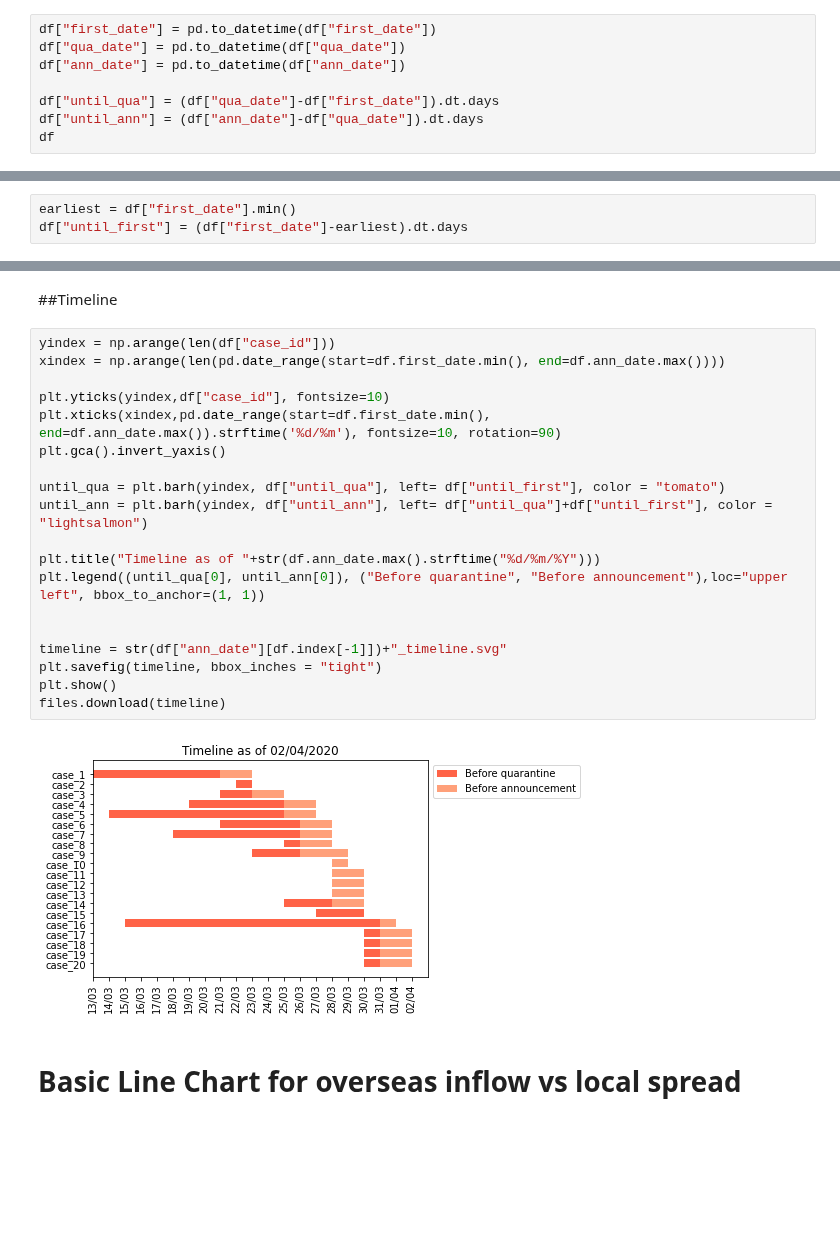
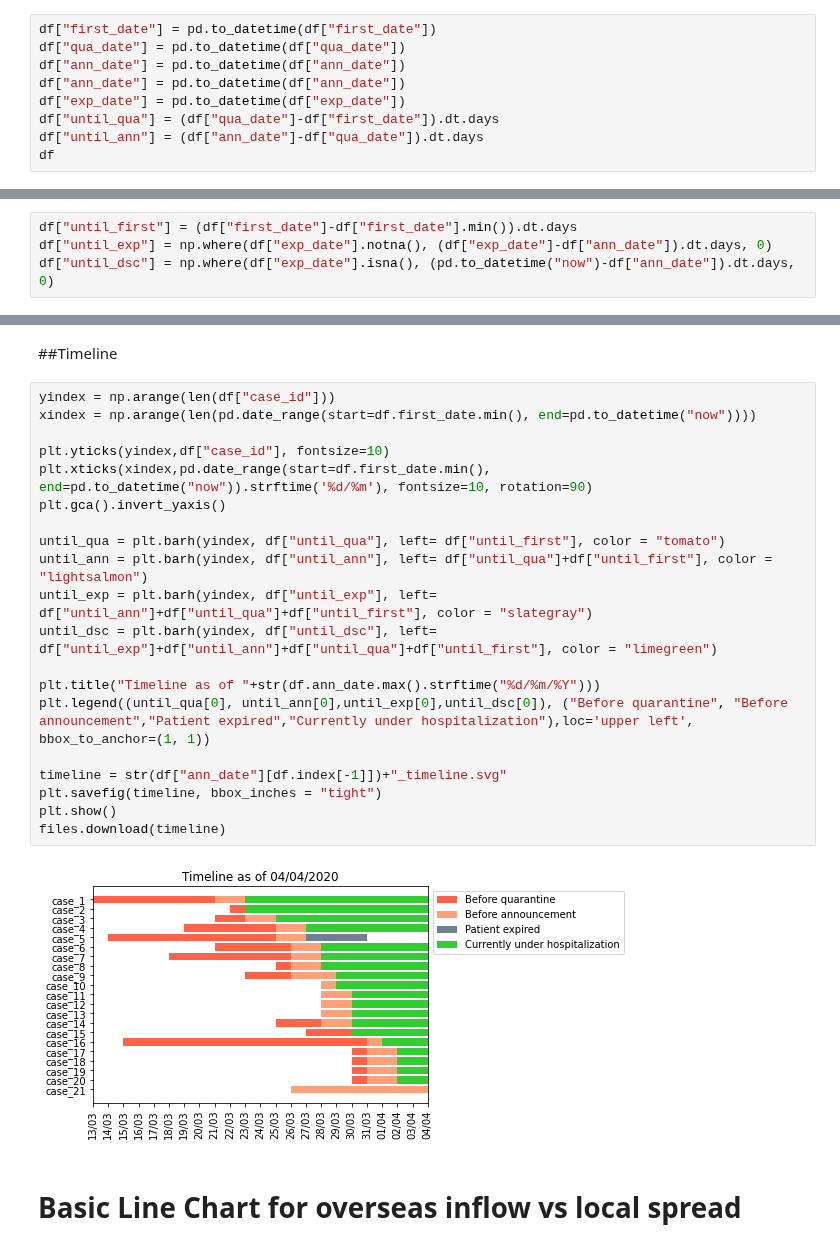
Before and after one commit to finerbrighterlighter/myanmar_covid19, a Jupyter notebook: exponential_growth.ipynb, the cells around one changed output, grey strips where cells are left out. Cells and saved outputs as stored; diff of their text form; blank space fills up the shorter version.

```diff
--- a/exponential_growth.ipynb
+++ b/exponential_growth.ipynb
@@ -45,7 +45,8 @@ df
 df["first_date"] = pd.to_datetime(df["first_date"])
 df["qua_date"] = pd.to_datetime(df["qua_date"])
 df["ann_date"] = pd.to_datetime(df["ann_date"])
-
+df["ann_date"] = pd.to_datetime(df["ann_date"])
+df["exp_date"] = pd.to_datetime(df["exp_date"])
 df["until_qua"] = (df["qua_date"]-df["first_date"]).dt.days
 df["until_ann"] = (df["ann_date"]-df["qua_date"]).dt.days
 df
@@ -70,6 +71,7 @@ df
-# %%
-earliest = df["first_date"].min()
-df["until_first"] = (df["first_date"]-earliest).dt.days
+# %%
+df["until_first"] = (df["first_date"]-df["first_date"].min()).dt.days
+df["until_exp"] = np.where(df["exp_date"].notna(), (df["exp_date"]-df["ann_date"]).dt.days, 0)
+df["until_dsc"] = np.where(df["exp_date"].isna(), (pd.to_datetime("now")-df["ann_date"]).dt.days, 0)
 # %% [markdown]
 - travel -> travel history
 - region -> states and admininstrative regions of Myanmar where the case is quarantined
@@ -99,25 +101,26 @@ files.download(days)
 ##Timeline
 # %%
 yindex = np.arange(len(df["case_id"]))
-xindex = np.arange(len(pd.date_range(start=df.first_date.min(), end=df.ann_date.max())))
+xindex = np.arange(len(pd.date_range(start=df.first_date.min(), end=pd.to_datetime("now"))))
 
 plt.yticks(yindex,df["case_id"], fontsize=10)
-plt.xticks(xindex,pd.date_range(start=df.first_date.min(), end=df.ann_date.max()).strftime('%d/%m'), fontsize=10, rotation=90)
+plt.xticks(xindex,pd.date_range(start=df.first_date.min(), end=pd.to_datetime("now")).strftime('%d/%m'), fontsize=10, rotation=90)
 plt.gca().invert_yaxis()
 
 until_qua = plt.barh(yindex, df["until_qua"], left= df["until_first"], color = "tomato")
 until_ann = plt.barh(yindex, df["until_ann"], left= df["until_qua"]+df["until_first"], color = "lightsalmon")
+until_exp = plt.barh(yindex, df["until_exp"], left= df["until_ann"]+df["until_qua"]+df["until_first"], color = "slategray")
+until_dsc = plt.barh(yindex, df["until_dsc"], left= df["until_exp"]+df["until_ann"]+df["until_qua"]+df["until_first"], color = "limegreen")
 
 plt.title("Timeline as of "+str(df.ann_date.max().strftime("%d/%m/%Y")))
-plt.legend((until_qua[0], until_ann[0]), ("Before quarantine", "Before announcement"),loc="upper left", bbox_to_anchor=(1, 1))
-
+plt.legend((until_qua[0], until_ann[0],until_exp[0],until_dsc[0]), ("Before quarantine", "Before announcement","Patient expired","Currently under hospitalization"),loc='upper left', bbox_to_anchor=(1, 1))
 
 timeline = str(df["ann_date"][df.index[-1]])+"_timeline.svg"
 plt.savefig(timeline, bbox_inches = "tight")
 plt.show()
 files.download(timeline)
 # %% [output]
-[figure, old version]
+[figure, new version]
 # %% [markdown]
 # Basic Line Chart for overseas inflow vs local spread
 # %%
```
Also changed, not shown: parts of 14 cells of this notebook.
